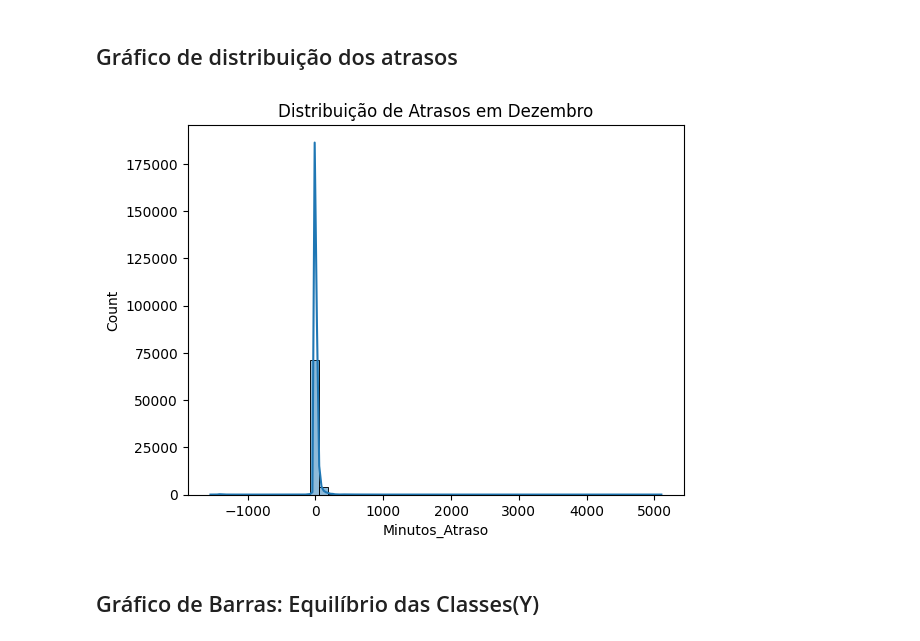
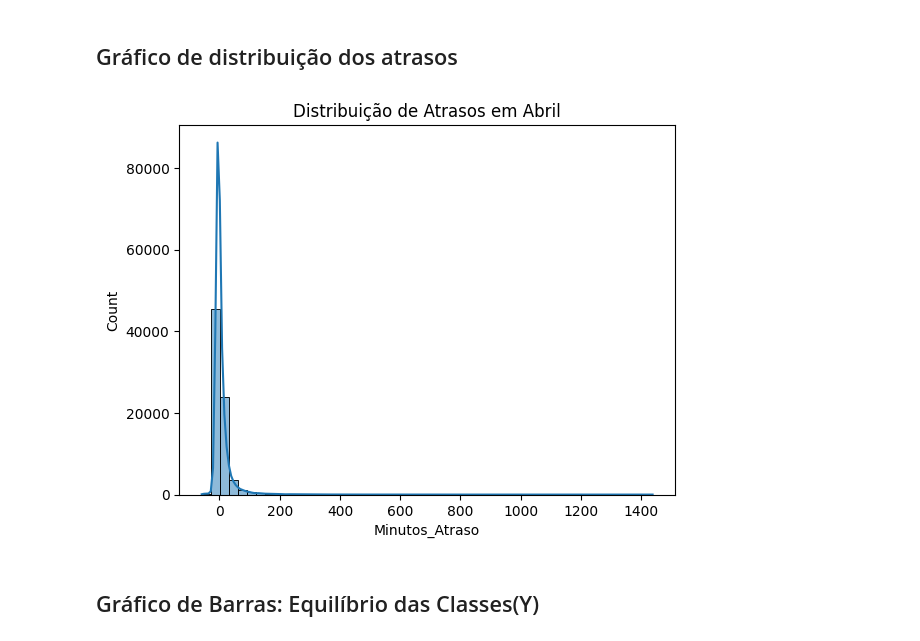
Before and after one commit to IsabelaNeves1/prova_machine_learning, a Jupyter notebook: Untitled0.ipynb, the cells around one changed output. Drawn from its saved outputs; the diff is of its cells as text; code cells hidden in the pictures.

```diff
--- a/Untitled0.ipynb
+++ b/Untitled0.ipynb
@@ -48,0 +49,2 @@ df['Minutos_Atraso'] = (df['Partida Real'] - df['Partida Prevista']).dt.total_se
+# %%
+df = df[(df['Minutos_Atraso'] > -60) & (df['Minutos_Atraso'] < 1440)].copy()
@@ -48,0 +58,2 @@ df['Minutos_Atraso'] = (df['Partida Real'] - df['Partida Prevista']).dt.total_se
+# %%
+scaler = StandardScaler()
@@ -48,0 +62,2 @@ df['Minutos_Atraso'] = (df['Partida Real'] - df['Partida Prevista']).dt.total_se
+# %%
+df['Hora_Voo'] = df['Partida Prevista'].dt.hour
@@ -49,13 +66,16 @@ df['Minutos_Atraso'] = (df['Partida Real'] - df['Partida Prevista']).dt.total_se
+# %%
+df['Hora_Voo_Scaled'] = scaler.fit_transform(df[['Hora_Voo']])
+df['Minutos_Atraso_Scaled'] = scaler.fit_transform(df[['Minutos_Atraso']])
 # %% [markdown]
 # Fase 3: Visualização
 # %% [markdown]
 ## Gráfico de distribuição dos atrasos
 # %%
 sns.histplot(df['Minutos_Atraso'], bins=50, kde=True)
-plt.title('Distribuição de Atrasos em Dezembro')
+plt.title('Distribuição de Atrasos em Abril')
 plt.show()
 # %% [output]
-[figure, old version]
+[figure, new version]
 # %% [markdown]
 ## Gráfico de Barras: Equilíbrio das Classes(Y)
 # %%
```
Also changed, not shown: parts of 16 cells of this notebook.
